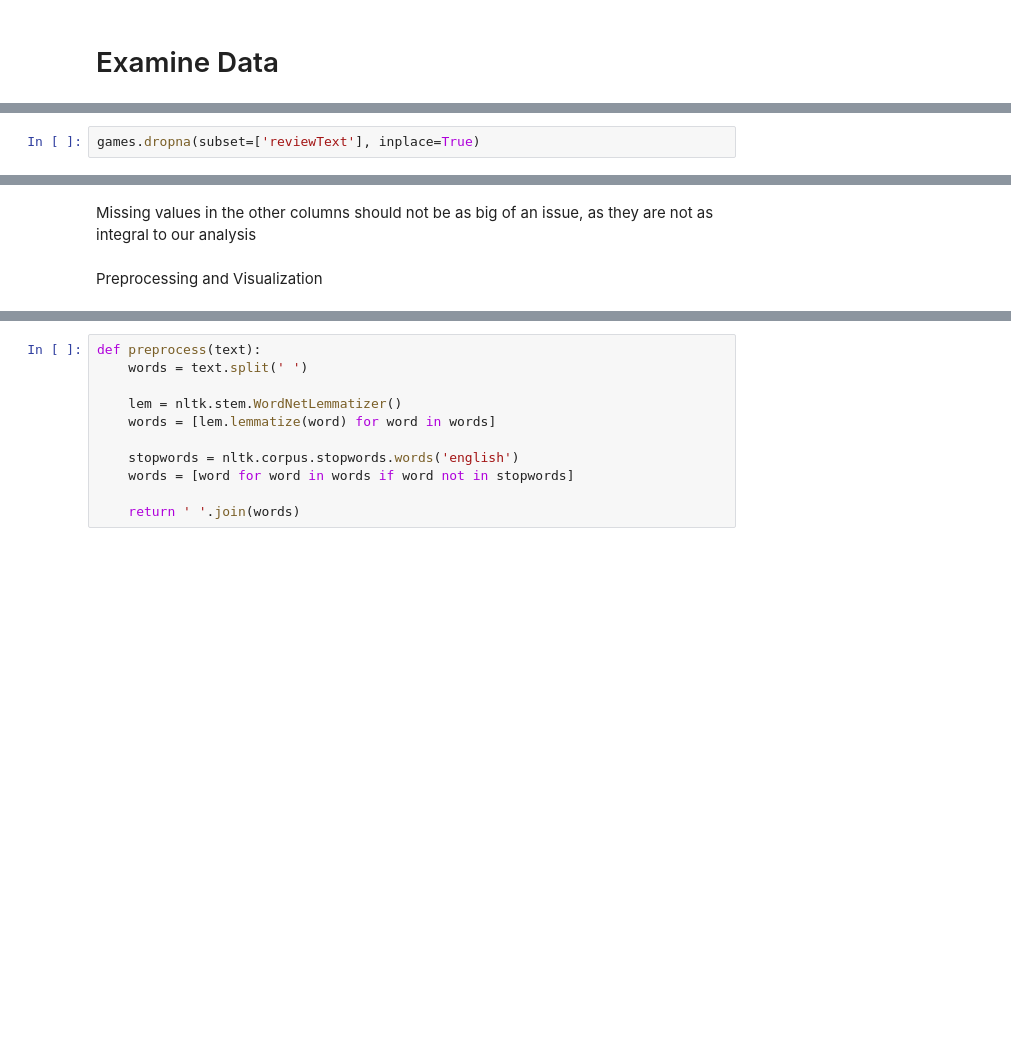
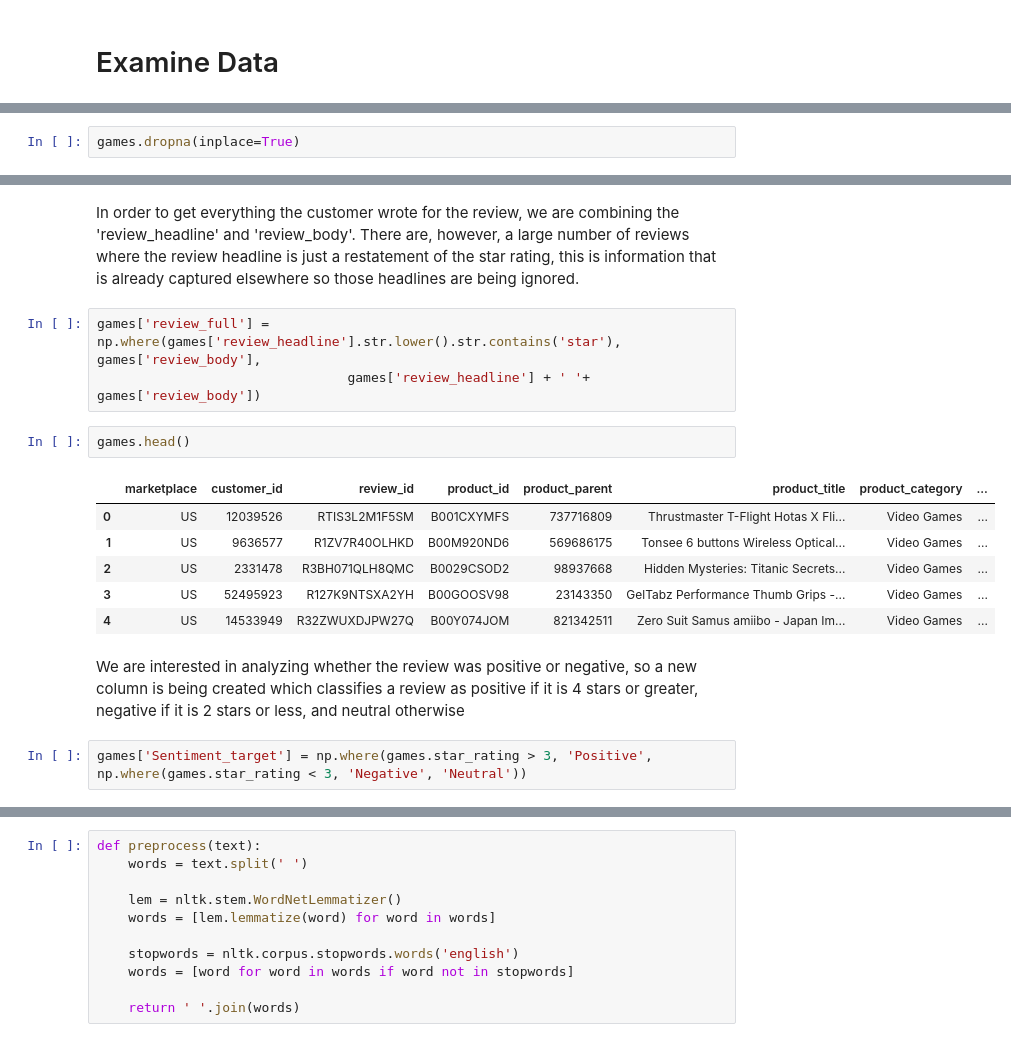
Before and after one commit to sciarrilli/TOOL1_FINAL_PROJECT, a Jupyter notebook: dst_final_project_notebook.ipynb, the cells around one changed output, grey strips where cells are left out. Saved outputs shown, nothing was run; the diff lists cells and outputs as text; blank space fills up the shorter version.

```diff
--- a/dst_final_project_notebook.ipynb
+++ b/dst_final_project_notebook.ipynb
@@ -68,5 +106,5 @@ There are a very small number of reviews with no text, they make up a very small
 # %%
-games.dropna(subset=['reviewText'], inplace=True)
+games.dropna(inplace=True)
 # %%
 games.isna().sum()
 # %% [output]
@@ -85,5 +126,19 @@ image             493819
 dtype: int64
-# %% [markdown]
-Missing values in the other columns should not be as big of an issue, as they are not as integral to our analysis
-# %% [markdown]
-Preprocessing and Visualization
+# %% [markdown]
+In order to get everything the customer wrote for the review, we are combining the 'review_headline' and 'review_body'. There are, however, a large number of reviews where the review headline is just a restatement of the star rating, this is information that is already captured elsewhere so those headlines are being ignored.
+# %%
+games['review_full'] = np.where(games['review_headline'].str.lower().str.contains('star'), games['review_body'],
+                                games['review_headline'] + ' '+ games['review_body'])
+# %%
+games.head()
+# %% [output]
+|  | marketplace | customer_id | review_id | product_id | product_parent | product_title | product_category | ... |
+| 0 | US | 12039526 | RTIS3L2M1F5SM | B001CXYMFS | 737716809 | Thrustmaster T-Flight Hotas X Fli... | Video Games | ... |
+| 1 | US | 9636577 | R1ZV7R40OLHKD | B00M920ND6 | 569686175 | Tonsee 6 buttons Wireless Optical... | Video Games | ... |
+| 2 | US | 2331478 | R3BH071QLH8QMC | B0029CSOD2 | 98937668 | Hidden Mysteries: Titanic Secrets... | Video Games | ... |
+| 3 | US | 52495923 | R127K9NTSXA2YH | B00GOOSV98 | 23143350 | GelTabz Performance Thumb Grips -... | Video Games | ... |
+| 4 | US | 14533949 | R32ZWUXDJPW27Q | B00Y074JOM | 821342511 | Zero Suit Samus amiibo - Japan Im... | Video Games | ... |
+# %% [markdown]
+We are interested in analyzing whether the review was positive or negative, so a new column is being created which classifies a review as positive if it is 4 stars or greater, negative if it is 2 stars or less, and neutral otherwise
+# %%
+games['Sentiment_target'] = np.where(games.star_rating > 3, 'Positive', np.where(games.star_rating < 3, 'Negative', 'Neutral'))
```
Also changed, not shown: parts of 23 cells of this notebook.
